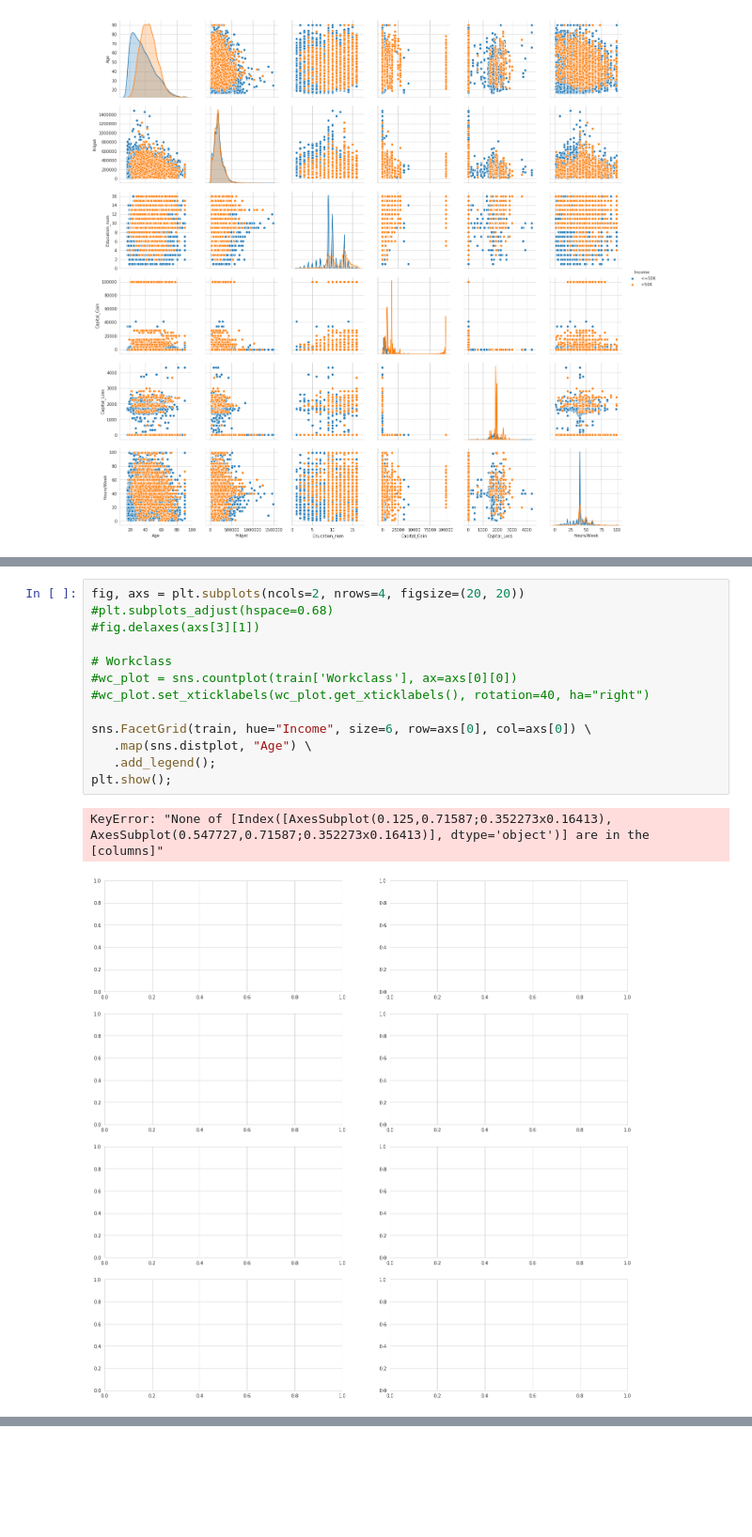
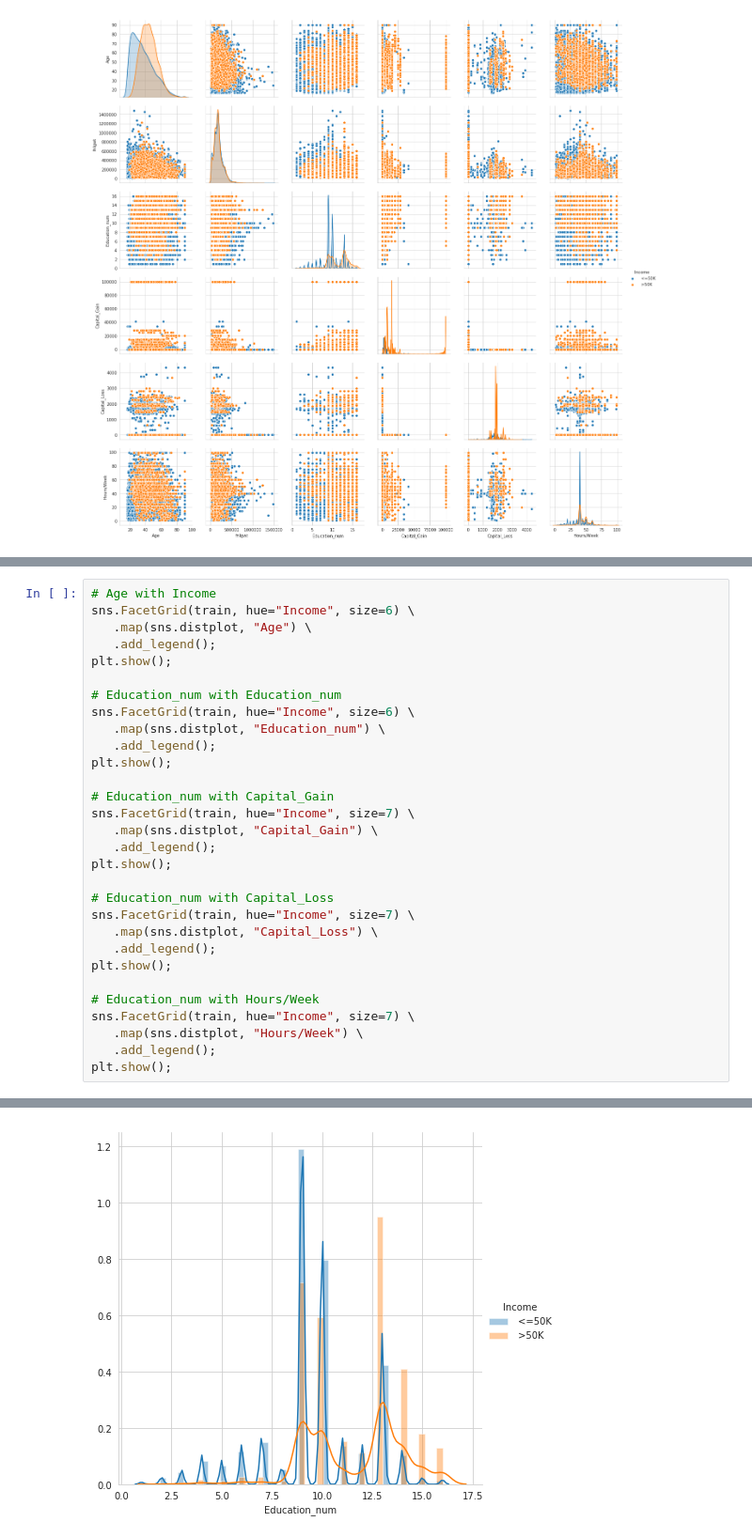
Before and after one commit to tejakummarikuntla/imaginea_assign, a Jupyter notebook: 02_EDA/EDA_Salary_Prediction[US_Census].ipynb, the cells around one changed output, grey strips where cells are left out. Shown at 94% size. Drawn from its saved outputs; the diff is of its cells as text; blank space fills up the shorter version.

```diff
--- a/02_EDA/EDA_Salary_Prediction[US_Census].ipynb
+++ b/02_EDA/EDA_Salary_Prediction[US_Census].ipynb
@@ -269,16 +262,31 @@ plt.show();
-# %%
-fig, axs = plt.subplots(ncols=2, nrows=4, figsize=(20, 20))
-#plt.subplots_adjust(hspace=0.68)
-#fig.delaxes(axs[3][1])
-
-# Workclass
-#wc_plot = sns.countplot(train['Workclass'], ax=axs[0][0])
-#wc_plot.set_xticklabels(wc_plot.get_xticklabels(), rotation=40, ha="right")
-
-sns.FacetGrid(train, hue="Income", size=6, row=axs[0], col=axs[0]) \
-   .map(sns.distplot, "Age") \
-   .add_legend();
-plt.show();
-# %% [output]
-KeyError: "None of [Index([AxesSubplot(0.125,0.71587;0.352273x0.16413), AxesSubplot(0.547727,0.71587;0.352273x0.16413)], dtype='object')] are in the [columns]"
-[figure, removed]
+# %%
+# Age with Income
+sns.FacetGrid(train, hue="Income", size=6) \
+   .map(sns.distplot, "Age") \
+   .add_legend();
+plt.show();
+
+# Education_num with Education_num
+sns.FacetGrid(train, hue="Income", size=6) \
+   .map(sns.distplot, "Education_num") \
+   .add_legend();
+plt.show();
+
+# Education_num with Capital_Gain
+sns.FacetGrid(train, hue="Income", size=7) \
+   .map(sns.distplot, "Capital_Gain") \
+   .add_legend();
+plt.show();
+
+# Education_num with Capital_Loss
+sns.FacetGrid(train, hue="Income", size=7) \
+   .map(sns.distplot, "Capital_Loss") \
+   .add_legend();
+plt.show();
+
+# Education_num with Hours/Week
+sns.FacetGrid(train, hue="Income", size=7) \
+   .map(sns.distplot, "Hours/Week") \
+   .add_legend();
+plt.show();
+# %% [output]
@@ -284,0 +294 @@ KeyError: "None of [Index([AxesSubplot(0.125,0.71587;0.352273x0.16413), AxesSubp
+[figure, added]
```
Also changed, not shown: parts of 26 cells of this notebook.
